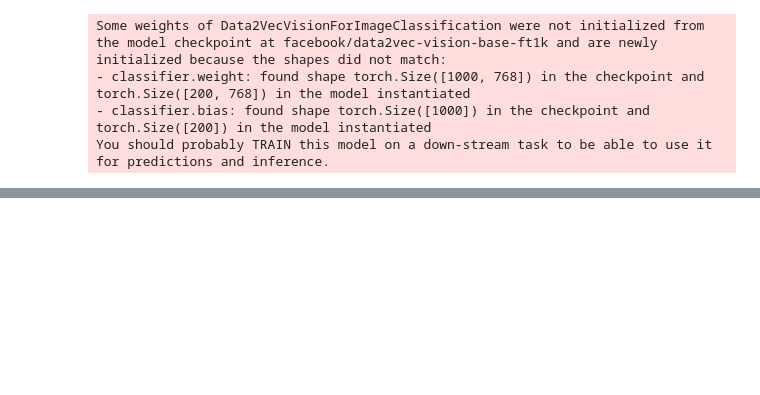
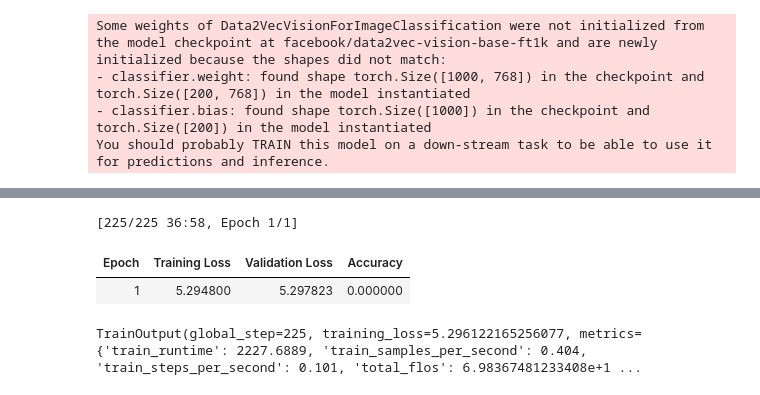
Before and after one commit to tigeryi1998/ec523-project, a Jupyter notebook: image/data/transformer.ipynb, the cells around one changed output, grey strips where cells are left out. Saved outputs shown, nothing was run; the diff lists cells and outputs as text; code cells hidden in the pictures; blank space fills up the shorter version.

```diff
--- a/image/data/transformer.ipynb
+++ b/image/data/transformer.ipynb
@@ -165,6 +323,8 @@ from transformers import AutoModelForImageClassification, TrainingArguments, Tra
 
 model = AutoModelForImageClassification.from_pretrained(
     model_checkpoint,
+    config = config,
+    num_labels=200,
     label2id=label2id,
     id2label=id2label,
     ignore_mismatched_sizes = True, # provide this in case you're planning to fine-tune an already fine-tuned checkpoint
@@ -177,3 +359,19 @@ You should probably TRAIN this model on a down-stream task to be able to use it
+# %%
+from sklearn.metrics import accuracy_score
+
+from datasets import load_metric
+
+metric = load_metric("accuracy", trust_remote_code=True)
+# %%
+import numpy as np
+
+# the compute_metrics function takes a Named Tuple as input:
+# predictions, which are the logits of the model as Numpy arrays,
+# and label_ids, which are the ground-truth labels as Numpy arrays.
+def compute_metrics(eval_pred):
+    """Computes accuracy on a batch of predictions"""
+    predictions = np.argmax(eval_pred.predictions, axis=1)
+    return metric.compute(predictions=predictions, references=eval_pred.label_ids)
 # %%
 import torch
 
@@ -183,0 +422,20 @@ def collate_fn(examples):
+# %%
+trainer = Trainer(
+    model,
+    args,
+    train_dataset=train_ds,
+    eval_dataset=val_ds,
+    tokenizer=image_processor,
+    compute_metrics=compute_metrics,
+    data_collator=collate_fn,
+)
+# %%
+train_results = trainer.train()
+# %% [output]
+[225/225 36:58, Epoch 1/1]
+| Epoch | Training Loss | Validation Loss | Accuracy |
+| 1 | 5.294800 | 5.297823 | 0.000000 |
+# %%
+train_results
+# %% [output]
+TrainOutput(global_step=225, training_loss=5.296122165256077, metrics={'train_runtime': 2227.6889, 'train_samples_per_second': 0.404, 'train_steps_per_second': 0.101, 'total_flos': 6.98367481233408e+1 ...
```
Also changed, not shown: parts of 73 cells of this notebook.
